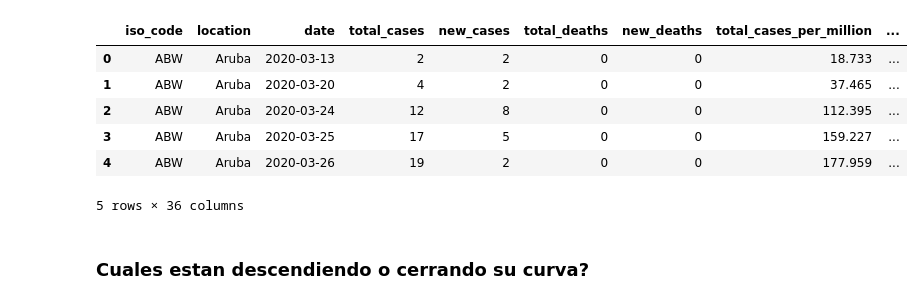
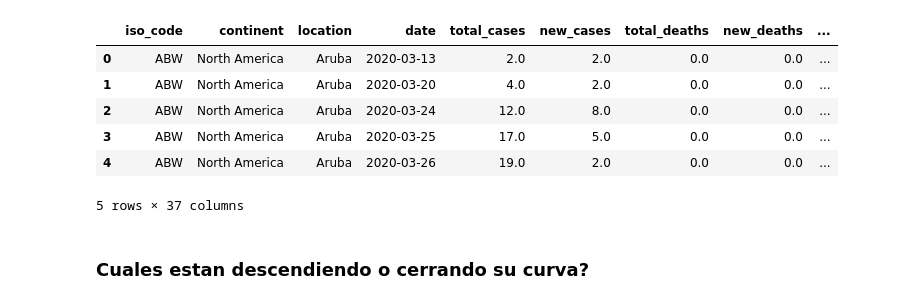
Before and after one commit to josezambrana/covid19_bo, a Jupyter notebook: capacity_calculator.ipynb, the cells around one changed output. Saved outputs shown, nothing was run; the diff lists cells and outputs as text; code cells hidden in the pictures.

```diff
--- a/capacity_calculator.ipynb
+++ b/capacity_calculator.ipynb
@@ -64,20 +89,21 @@ def get_summary(data, threshold=None):
 # %%
 today_dt = datetime.date.today()
 today = today_dt.strftime('%Y-%m-%d')
 all_countries = get_full_data(force=True)
 all_countries['cases_per_million'] = all_countries['total_cases'] / all_countries['population'] * 1000000
 
 exclude_small = all_countries[all_countries['population'] > 500000]
+small = all_countries[all_countries['population'] < 1000000]
 
-all_countries.head()
+small.head()
 # %% [output]
-|  | iso_code | location | date | total_cases | new_cases | total_deaths | new_deaths | total_cases_per_million | ... |
-| 0 | ABW | Aruba | 2020-03-13 | 2 | 2 | 0 | 0 | 18.733 | ... |
-| 1 | ABW | Aruba | 2020-03-20 | 4 | 2 | 0 | 0 | 37.465 | ... |
-| 2 | ABW | Aruba | 2020-03-24 | 12 | 8 | 0 | 0 | 112.395 | ... |
-| 3 | ABW | Aruba | 2020-03-25 | 17 | 5 | 0 | 0 | 159.227 | ... |
-| 4 | ABW | Aruba | 2020-03-26 | 19 | 2 | 0 | 0 | 177.959 | ... |
+|  | iso_code | continent | location | date | total_cases | new_cases | total_deaths | new_deaths | ... |
+| 0 | ABW | North America | Aruba | 2020-03-13 | 2.0 | 2.0 | 0.0 | 0.0 | ... |
+| 1 | ABW | North America | Aruba | 2020-03-20 | 4.0 | 2.0 | 0.0 | 0.0 | ... |
+| 2 | ABW | North America | Aruba | 2020-03-24 | 12.0 | 8.0 | 0.0 | 0.0 | ... |
+| 3 | ABW | North America | Aruba | 2020-03-25 | 17.0 | 5.0 | 0.0 | 0.0 | ... |
+| 4 | ABW | North America | Aruba | 2020-03-26 | 19.0 | 2.0 | 0.0 | 0.0 | ... |
-5 rows × 36 columns
+5 rows × 37 columns
 # %% [markdown]
 ### Cuales estan descendiendo o cerrando su curva?
 # %%
```
Also changed, not shown: parts of 9 cells of this notebook, 2 other files.
